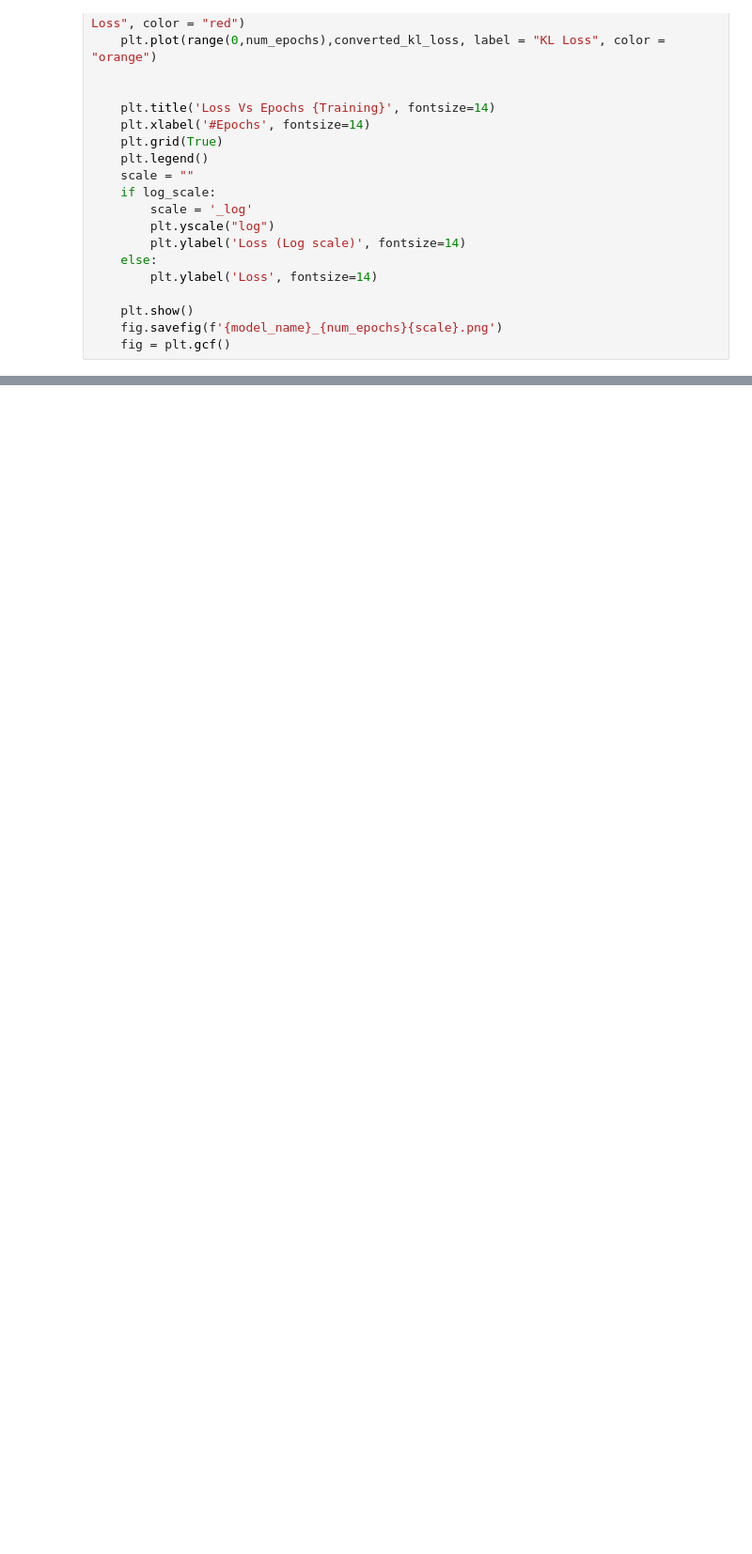
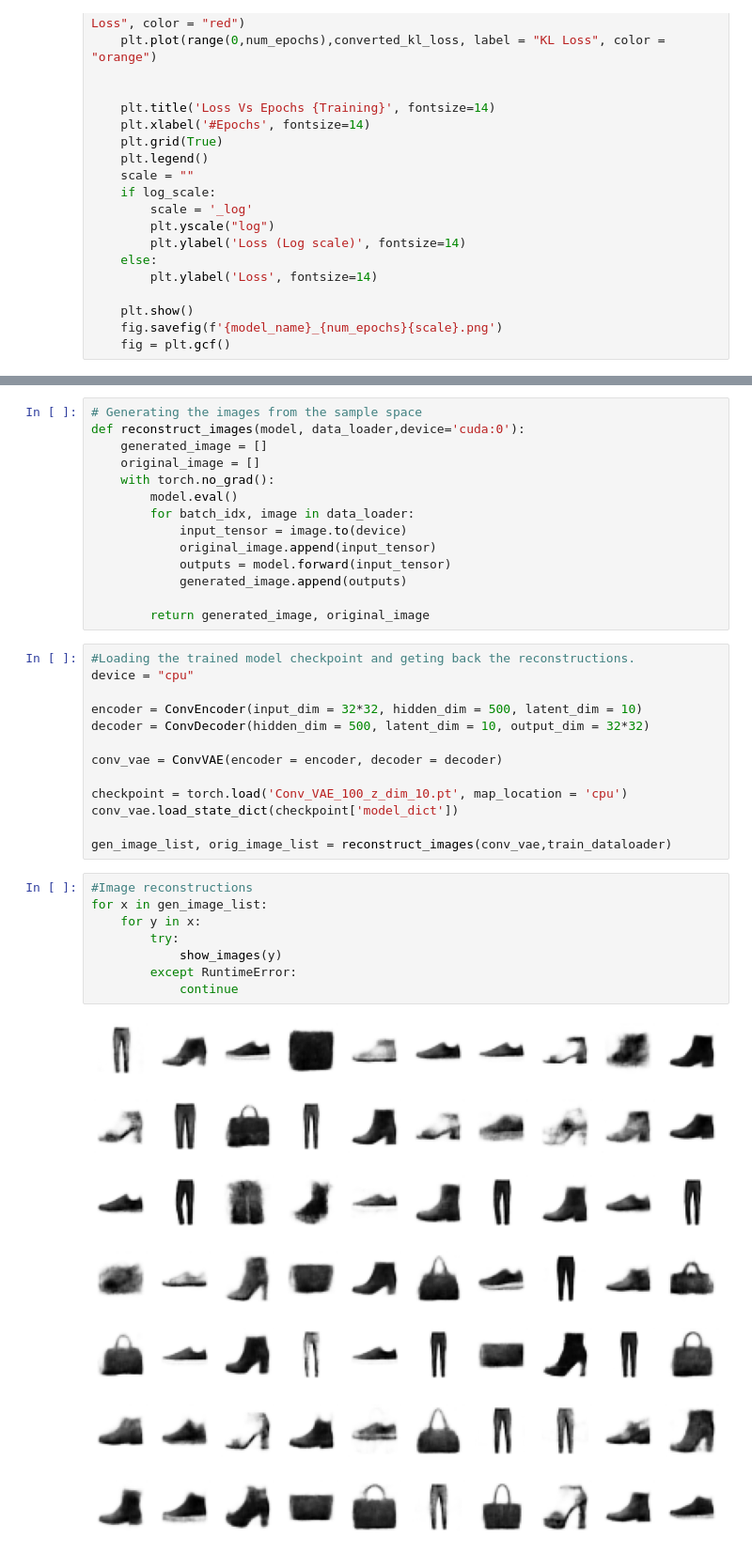
Before and after one commit to a-moharil/2AMM10-Group7, a Jupyter notebook: Assignment 4/assignment_4_skeleton.ipynb, the cells around one changed output, grey strips where cells are left out. Shown at 94% size. Saved outputs shown, nothing was run; the diff lists cells and outputs as text; blank space fills up the shorter version.

```diff
--- a/Assignment 4/assignment_4_skeleton.ipynb
+++ b/Assignment 4/assignment_4_skeleton.ipynb
@@ -524,0 +583,43 @@ create_loss_plot(obtained_train_overall_loss, obtained_train_recons_loss, obtain
+# %%
+# Generating the images from the sample space
+def reconstruct_images(model, data_loader,device='cuda:0'):
+    generated_image = []
+    original_image = []
+    with torch.no_grad():
+        model.eval()
+        for batch_idx, image in data_loader:
+            input_tensor = image.to(device)
+            original_image.append(input_tensor)
+            outputs = model.forward(input_tensor)
+            generated_image.append(outputs)
+
+        return generated_image, original_image
+# %%
+#Loading the trained model checkpoint and geting back the reconstructions.
+device = "cpu"
+
+encoder = ConvEncoder(input_dim = 32*32, hidden_dim = 500, latent_dim = 10)
+decoder = ConvDecoder(hidden_dim = 500, latent_dim = 10, output_dim = 32*32)
+
+conv_vae = ConvVAE(encoder = encoder, decoder = decoder)
+
+checkpoint = torch.load('Conv_VAE_100_z_dim_10.pt', map_location = 'cpu')
+conv_vae.load_state_dict(checkpoint['model_dict'])
+
+gen_image_list, orig_image_list = reconstruct_images(conv_vae,train_dataloader)
+# %%
+#Image reconstructions
+for x in gen_image_list:
+    for y in x:
+        try:
+            show_images(y)
+        except RuntimeError:
+            continue
+# %% [output]
+[figure, added]
+[figure, added]
+[figure, added]
+[figure, added]
+[figure, added]
+[figure, added]
+[figure, added]
```
Also changed, not shown: parts of 22 cells of this notebook, 19 other files.
